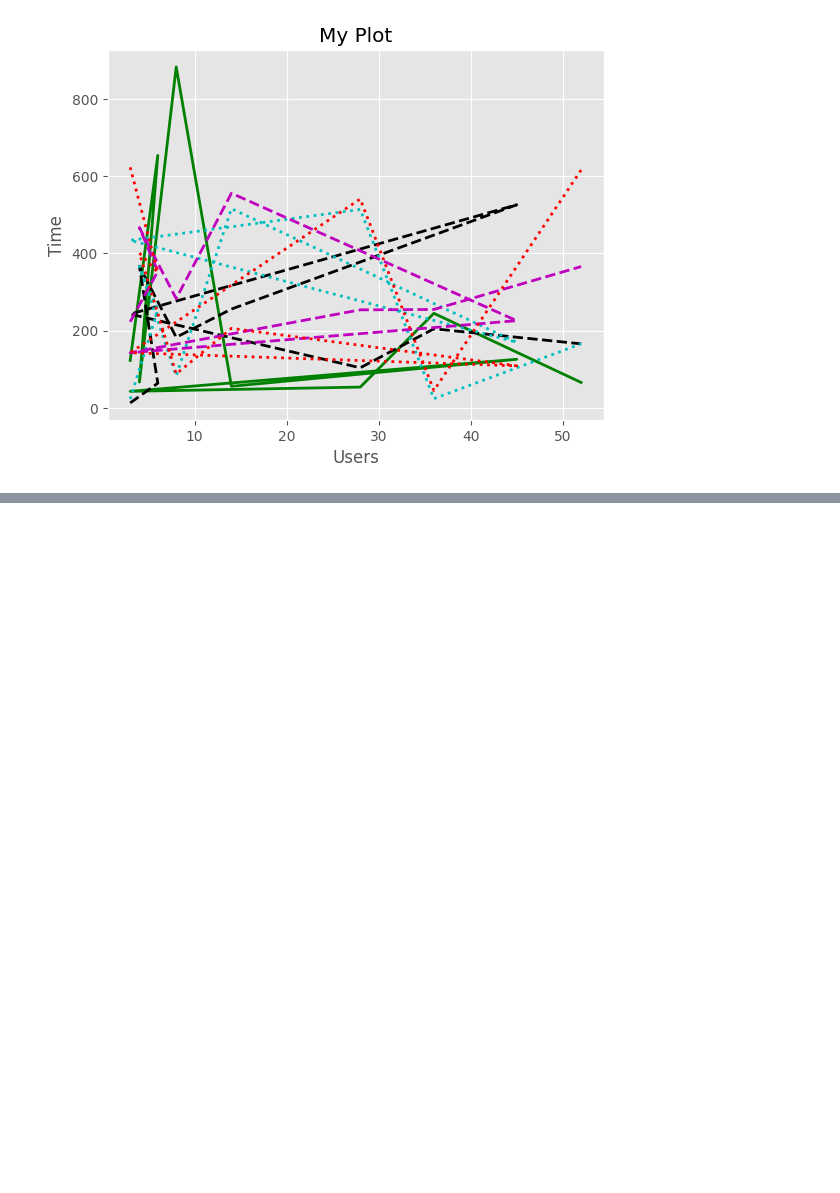
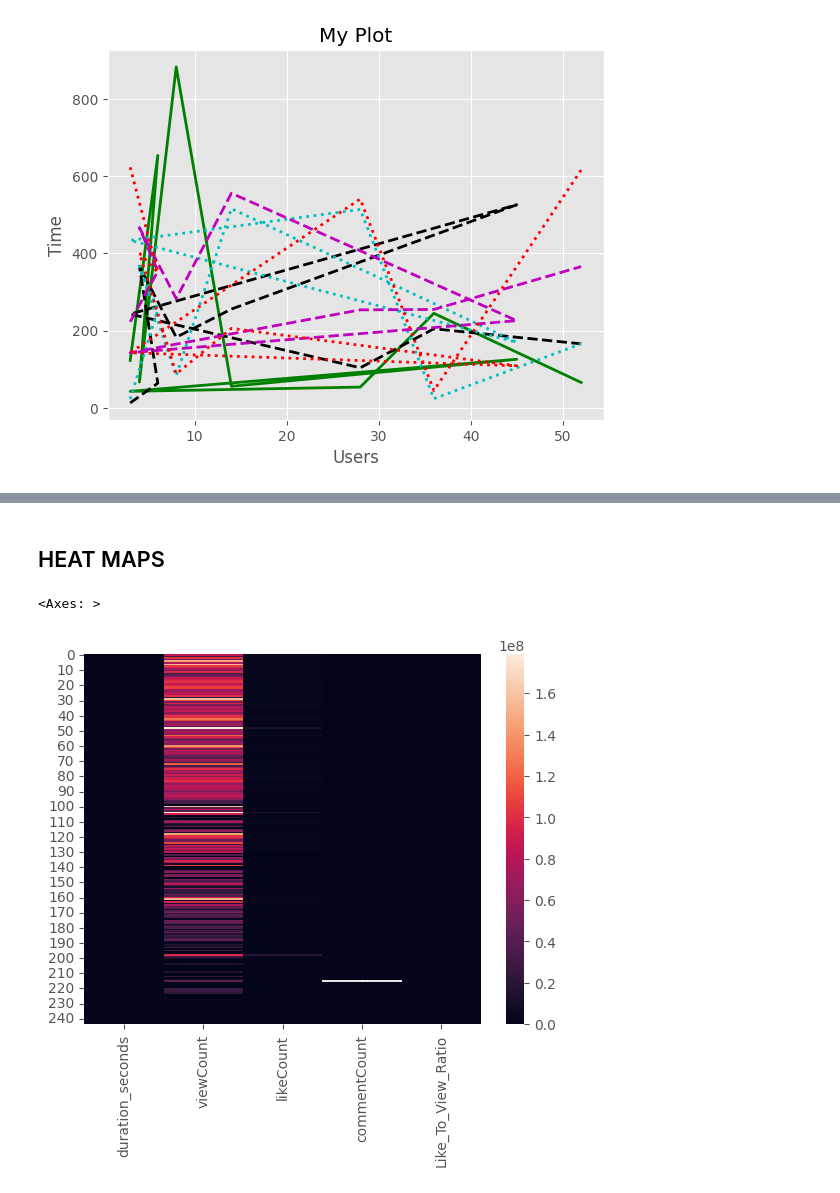
Before and after one commit to Eddie-hanson/Tutorials, a Jupyter notebook: Data_Visualization.ipynb, the cells around one changed output, grey strips where cells are left out. Cells and saved outputs as stored; diff of their text form; code cells hidden in the pictures; blank space fills up the shorter version.

```diff
--- a/Data_Visualization.ipynb
+++ b/Data_Visualization.ipynb
@@ -85,0 +130,9 @@ Text(0.5, 1.0, 'My Plot')
+# %% [markdown]
+## HEAT MAPS
+# %%
+ab1=ab[['duration_seconds','viewCount','likeCount','commentCount','Like_To_View_Ratio']]
+# %%
+sns.heatmap(ab1)
+# %% [output]
+<Axes: >
+[figure, added]
```
Also changed, not shown: parts of 11 cells of this notebook, 3 other files.
